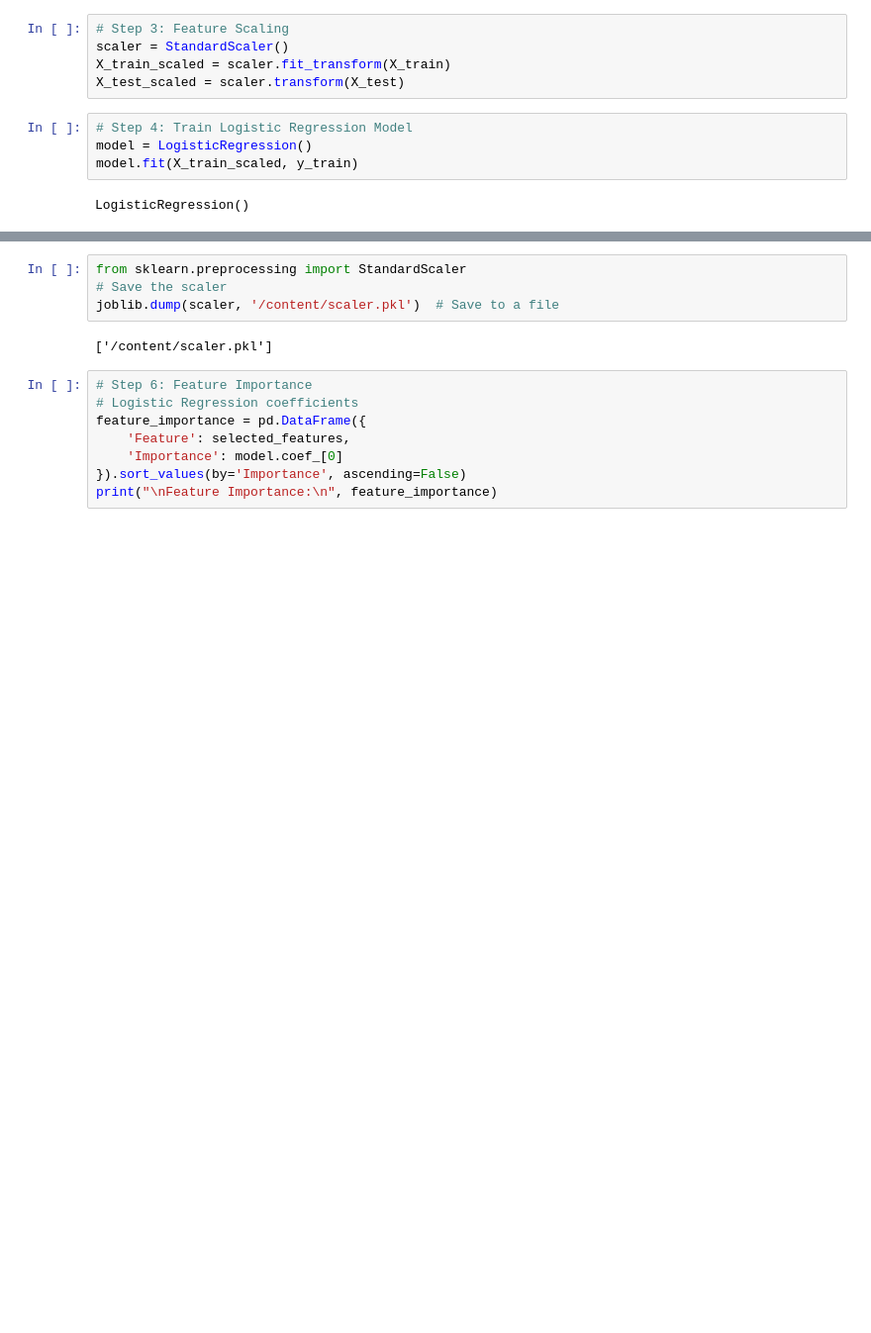
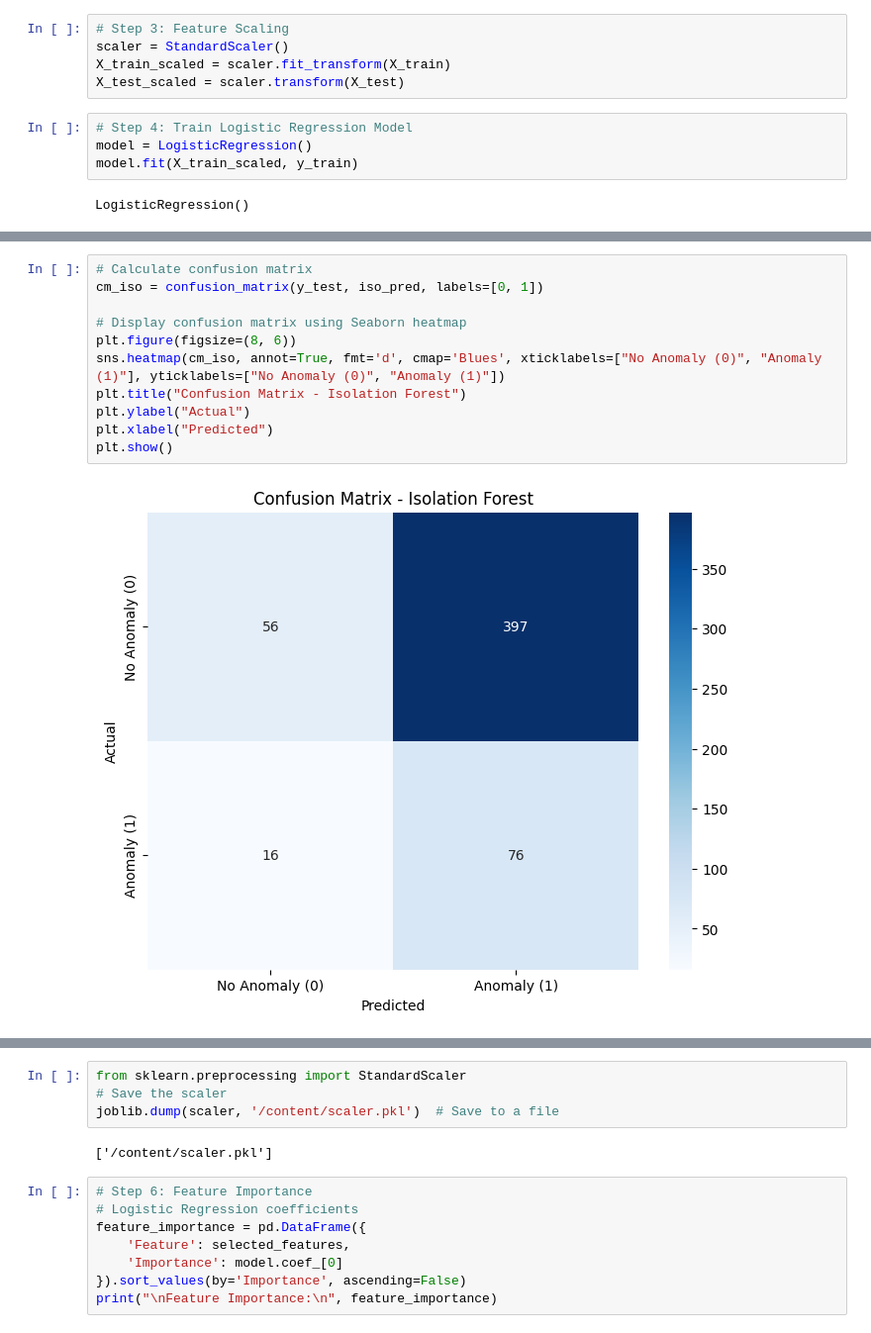
Before and after one commit to coderYL2337/anomalydetector, a Jupyter notebook: anomalyproject.ipynb, the cells around one changed output, grey strips where cells are left out. Shown at 99% size. Cells and saved outputs as stored; diff of their text form; blank space fills up the shorter version.

```diff
--- a/anomalyproject.ipynb
+++ b/anomalyproject.ipynb
@@ -318,3 +323,16 @@ weighted avg       0.68      0.67      0.67       554
+# %%
+# Calculate confusion matrix
+cm_iso = confusion_matrix(y_test, iso_pred, labels=[0, 1])
+
+# Display confusion matrix using Seaborn heatmap
+plt.figure(figsize=(8, 6))
+sns.heatmap(cm_iso, annot=True, fmt='d', cmap='Blues', xticklabels=["No Anomaly (0)", "Anomaly (1)"], yticklabels=["No Anomaly (0)", "Anomaly (1)"])
+plt.title("Confusion Matrix - Isolation Forest")
+plt.ylabel("Actual")
+plt.xlabel("Predicted")
+plt.show()
+# %% [output]
+[figure, added]
 # %%
 # Train Logistic Regression with class weights
 model_weighted = LogisticRegression(class_weight='balanced')
```
Also changed, not shown: parts of 29 cells of this notebook, 8 other files.
